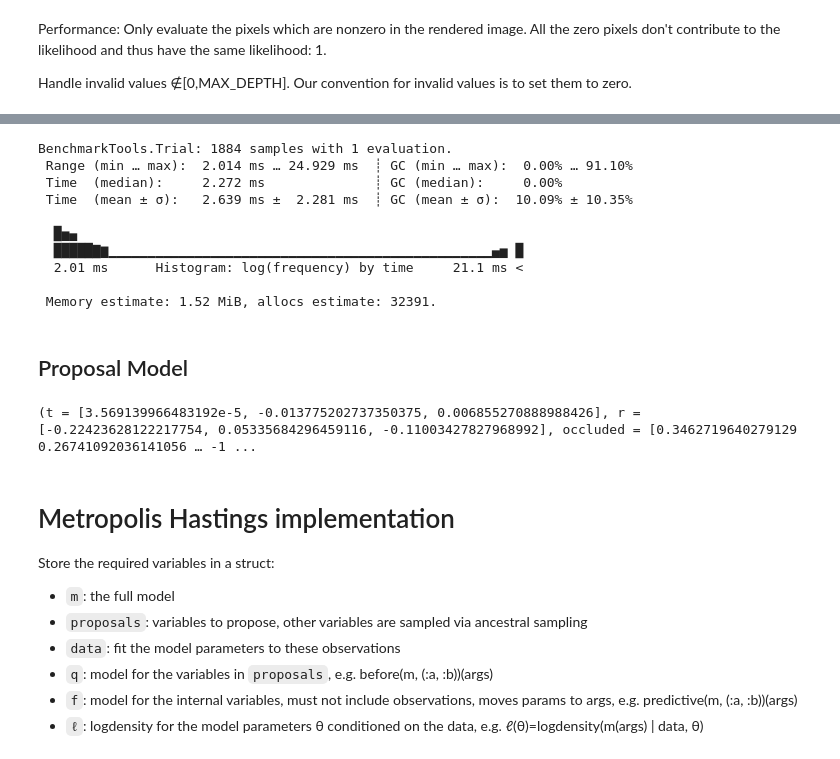
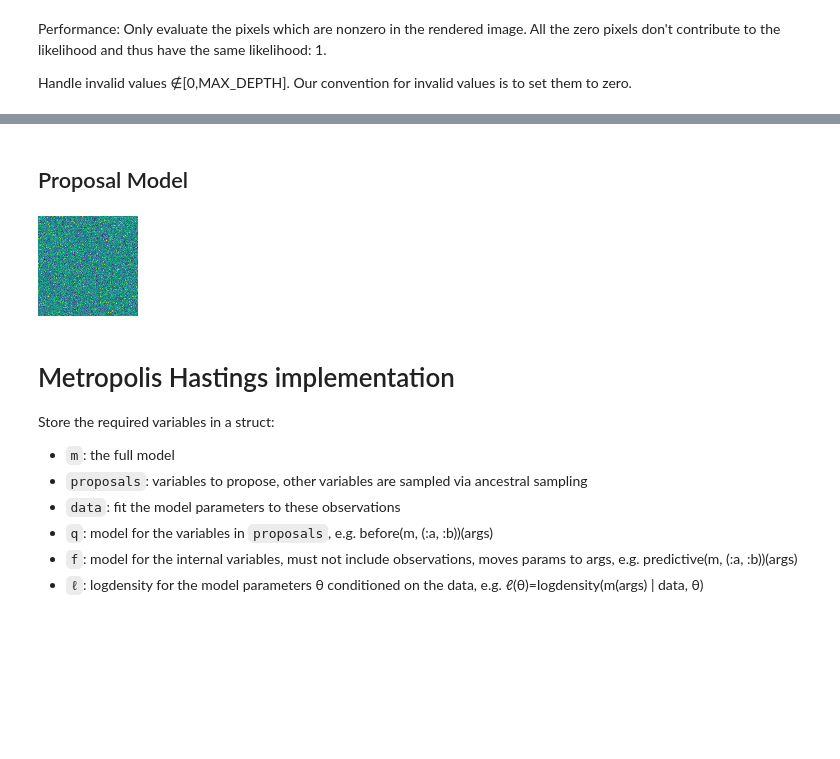
Before and after one commit to rwth-irt/BayesianPoseEstimation.jl, a Jupyter notebook: notebook soss.ipynb, the cells around one changed output, grey strips where cells are left out. Cells and saved outputs as stored; diff of their text form; code cells hidden in the pictures; blank space fills up the shorter version.

Commit message:
Several fixes, more Sample centered design

```diff
--- a/notebook soss.ipynb
+++ b/notebook soss.ipynb
@@ -304,19 +293,3 @@ BenchmarkTools.Trial: 10000 samples with 1 evaluation.
-# %%
-@benchmark begin
-    μ1_prep, obs_prep, o_prep = preprocess(μ1, nominal_depth, θ1.o)
-    logdensity(observation_model(μ = μ1_prep, o = o_prep) | (; obs = obs_prep))
-end
-# %% [output]
-BenchmarkTools.Trial: 1884 samples with 1 evaluation.
- Range (min … max):  2.014 ms … 24.929 ms  ┊ GC (min … max):  0.00% … 91.10%
- Time  (median):     2.272 ms              ┊ GC (median):     0.00%
- Time  (mean ± σ):   2.639 ms ±  2.281 ms  ┊ GC (mean ± σ):  10.09% ± 10.35%
-
-  █▅▄
-  █████▇▆▁▁▁▁▁▁▁▁▁▁▁▁▁▁▁▁▁▁▁▁▁▁▁▁▁▁▁▁▁▁▁▁▁▁▁▁▁▁▁▁▁▁▁▁▁▁▁▁▁▄▅ █
-  2.01 ms      Histogram: log(frequency) by time     21.1 ms <
-
- Memory estimate: 1.52 MiB, allocs estimate: 32391.
 # %% [markdown]
 ## Proposal Model
 # %%
@@ -326,14 +299,15 @@ const PROPOSAL_σ_o = fill(0.5, WIDTH, HEIGHT);
 # %%
 proposal_model = @model scene, mean_t, cov_t begin
     # Sample position from RFID position
     t .~ Normal.(0, PROPOSAL_σ_t)
     # We don't know anything about the orientation or the occlusion
     r .~ Normal.(0, PROPOSAL_σ_r)
     occluded .~ Normal.(0, PROPOSAL_σ_o)
 end;
-rand(proposal_model)
+prop = rand(proposal_model)
+colorize_depth(prop.occluded)
 # %% [output]
-(t = [3.569139966483192e-5, -0.013775202737350375, 0.006855270888988426], r = [-0.22423628122217754, 0.05335684296459116, -0.11003427827968992], occluded = [0.3462719640279129 0.26741092036141056 … -1 ...
+[figure, added]
 # %% [markdown]
 # Metropolis Hastings implementation
 Store the required variables in a struct:
```
Also changed, not shown: parts of 21 cells of this notebook, 6 other files.
